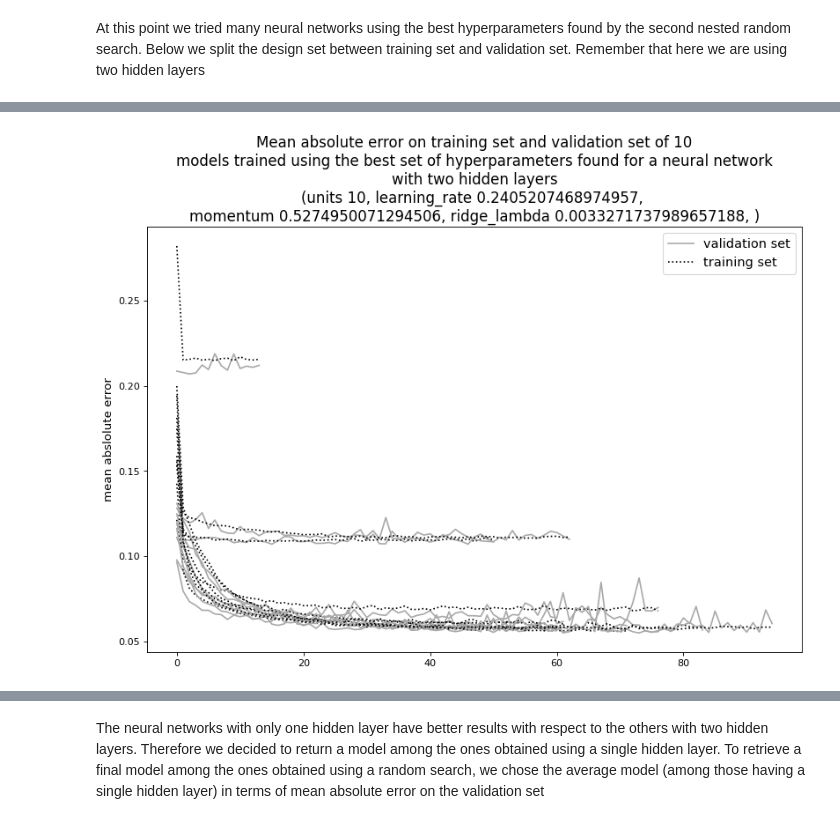
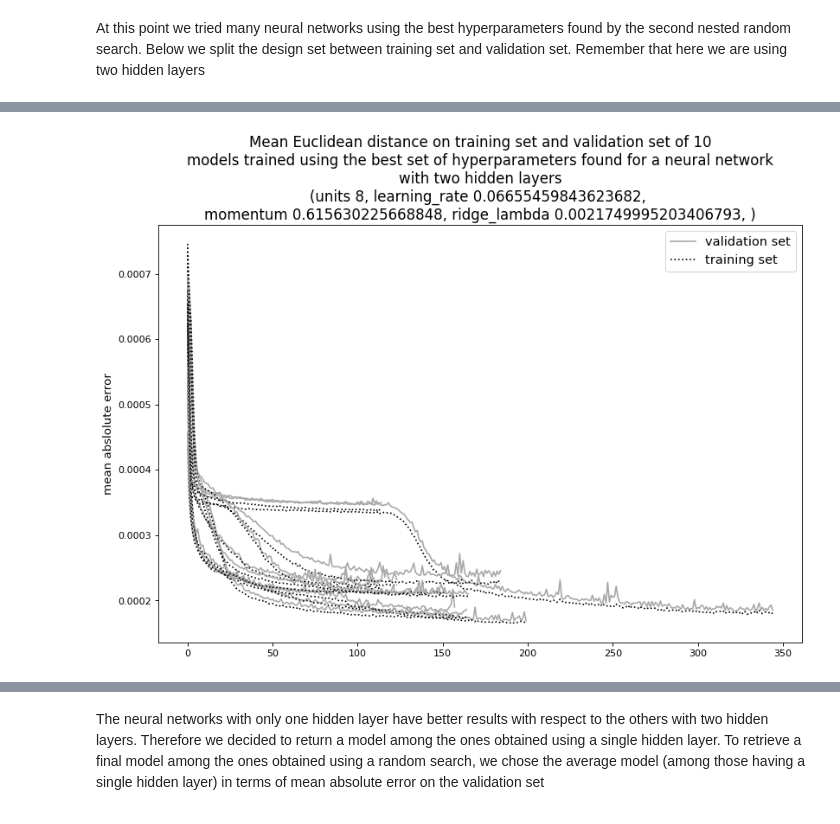
Before and after one commit to CarloTosoni99/ML_prj, a Jupyter notebook: ml_cup22.ipynb, the cells around one changed output, grey strips where cells are left out. Cells and saved outputs as stored; diff of their text form; code cells hidden in the pictures.

```diff
--- a/ml_cup22.ipynb
+++ b/ml_cup22.ipynb
@@ -581,6 +654,7 @@ At this point we tried to add a second hidden layer to study whether its presenc
 
 Therefore we restarted the random search from scratch
 # %%
+# Restore the original training set
 x_mlcup_tr = x_mlcup_ds
 y_mlcup_tr = y_mlcup_ds
 
@@ -590,20 +664,21 @@ double_layer = True
 
 
 # This lambda function has been used to specify the space of the hyperparameters that we want to explore
-x = lambda a: build_regressor(
-    a, min_units=num_units_min, max_units=num_units_max, double_layer=double_layer
+br_l = lambda a: build_regressor(
+    a, my_metric=my_mean_euclidean_distance, min_units=num_units_min,
+    max_units=num_units_max, double_layer=double_layer
 )
 
 
 tuner3 = CrossValidationRandomSearch(
-    hypermodel=x, # function that return a model given a combination of hyperparameters
-    objective=kt.Objective("val_mean_absolute_error", direction="min"), # value to minimize
-    max_trials=50, # maximum number of attempts
+    hypermodel=br_l, # function that return a model given a combination of hyperparameters
+    objective=kt.Objective("val_<lambda>", direction="min"), # value to minimize
+    max_trials=30, # maximum number of attempts
     executions_per_trial=2, # number of models created for each fold of the cross validation
     overwrite=True,
     directory="results/ml_cup",
     project_name="nn_RandomSearch/double_layer/first/par_hp",
-    folds_number=4 # number of folds of the cross validation
+    folds_number=3 # number of folds of the cross validation
 )
 # %% [markdown]
 print a brief description of the search space
@@ -729,8 +805,9 @@ momentum_min = (momentum / 10) * 8
 momentum_max = (momentum / 10) * 12
 
 # This lambda function has been used to specify the space of the hyperparameters that we want to explore
-x = lambda a: build_regressor(
-    a, min_units=num_units, max_units=num_units, min_ridge_lambda=ridge_lambda_min,
+br_l2 = lambda a: build_regressor(
+    a, my_metric=my_mean_euclidean_distance,
+    min_units=num_units, max_units=num_units, min_ridge_lambda=ridge_lambda_min,
     max_ridge_lambda=ridge_lambda_max, min_lr_rate=learning_rate_min,
     max_lr_rate=learning_rate_max,min_mom=momentum_min, max_mom=momentum_max, linear_lr=True,
     linear_reg=True, double_layer=double_layer
@@ -738,8 +815,8 @@ x = lambda a: build_regressor(
 
 tuner4 = CrossValidationRandomSearch(
     hypermodel=x, # function which return a model given a combination of hyperparameters
-    objective=kt.Objective("val_mean_absolute_error", direction="min"), # value to minimize
-    max_trials=50, # maximum number of attempts
+    objective=kt.Objective("val_<lambda>", direction="min"), # value to minimize
+    max_trials=30, # maximum number of attempts
     executions_per_trial=2, # models created for each fold of the cross validation
     overwrite=True,
     directory="results/ml_cup",
@@ -810,7 +881,11 @@ momentum 0.5777300232471868
 # %% [markdown]
 Brief description of the final neural network's structure
 # %%
-f_model4 = build_regressor(best_hp4[0])
+br_l2 = lambda a: build_regressor(
+    a, my_metric=my_mean_euclidean_distance, double_layer=True
+)
+
+f_model4 = br_l2(best_hp4[0])
 f_model4.build(
 input_shape=(None, 9))
 
@@ -848,7 +925,7 @@ n_trials = 10
 models2 = [None]*n_trials
 
 for i in range(n_trials):
-    models2[i] = build_regressor(best_hp4[0])
+    models2[i] = br_l2(best_hp4[0])
 
 n_epochs = 1000
 hist2 = [None]*n_trials
@@ -900,43 +977,43 @@ colours = ["darkgray", "black"]
 linestyles = ["solid", "dotted"]
 
 for i in range(n_trials):
-    list_values_val[i] = hist2[i].history['val_mean_absolute_error']
-    list_values_tr[i] = hist2[i].history['mean_absolute_error']
+    list_values_val[i] = hist2[i].history['val_<lambda>']
+    list_values_tr[i] = hist2[i].history['<lambda>']
 
 max_length = 0
 for i in range(n_trials):
     if (max_length < len(list_values_tr[i])):
         max_length = len(list_values_tr[i])
 
 time_ep = list(range(max_length))
 
 plt.figure(figsize=(12, 8), dpi=80)
 
 for i in range(n_trials):
     plt.plot(
         time_ep[0:len(list_values_val[i])], list_values_val[i],
         color=colours[0], linestyle=linestyles[0]
     )
     plt.plot(
         time_ep[0:len(list_values_tr[i])], list_values_tr[i],
         color=colours[1], linestyle=linestyles[1]
     )
 
 legend = ["validation set", "training set"]
 
 plt.title(
-    "Mean absolute error on training set and validation set of " + str(n_trials) + "\n"
+    "Mean Euclidean distance on training set and validation set of " + str(n_trials) + "\n"
     "models trained using the best set of hyperparameters found for a neural network\n" +
     "with two hidden layers\n("
     + labels2 + ")", size=15
 )
 
 plt.ylabel("mean abslolute error", size=12)
 plt.legend(legend, prop={'size': 13})
-plt.savefig("./plots/ml_cup/nn_RandomSearch/mae_double_layer.png")
+plt.savefig("./plots/ml_cup/nn_RandomSearch/med_double_layer.png")
 plt.show()
 # %% [output]
-[figure, old version]
+[figure, new version]
 # %%
 list_values2_val = [None]*n_trials
 list_values2_tr = [None]*n_trials
```
Also changed, not shown: parts of 44 cells of this notebook.
